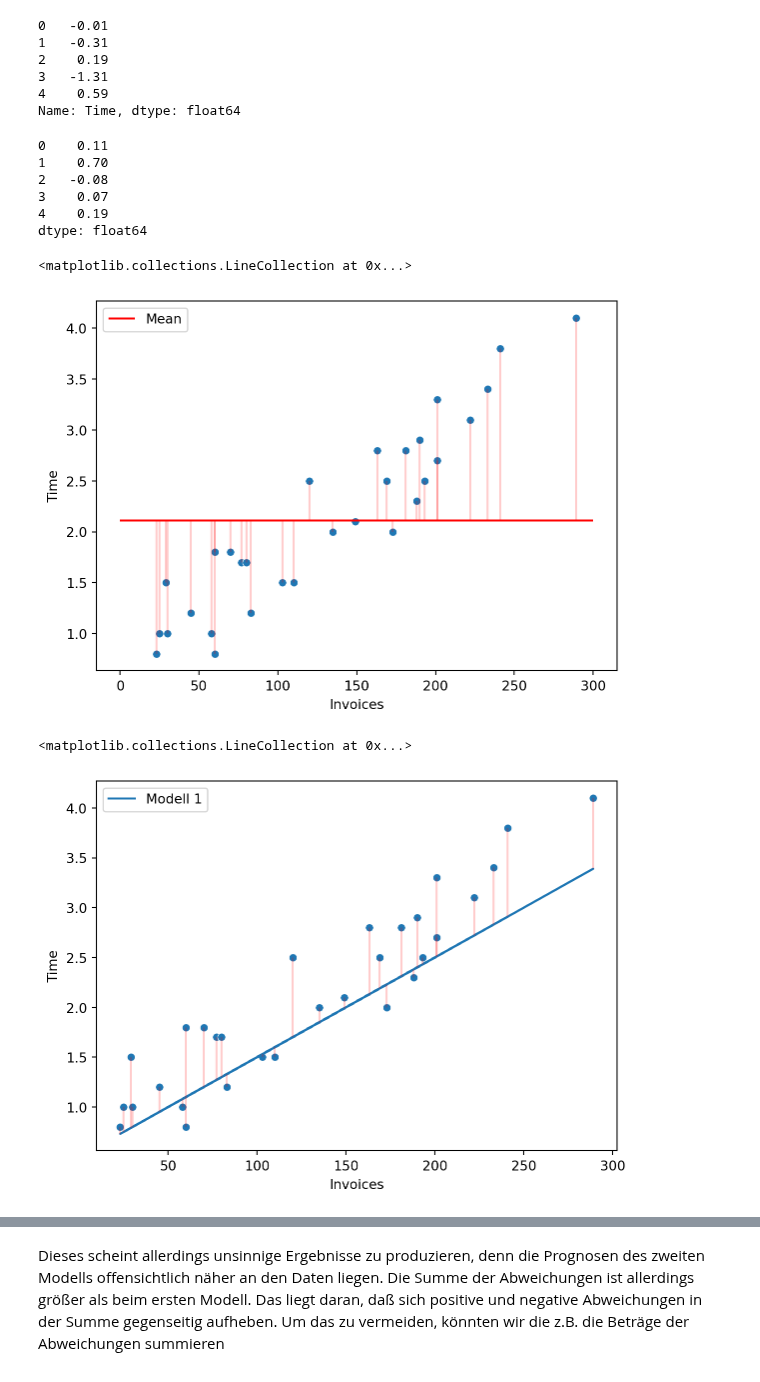
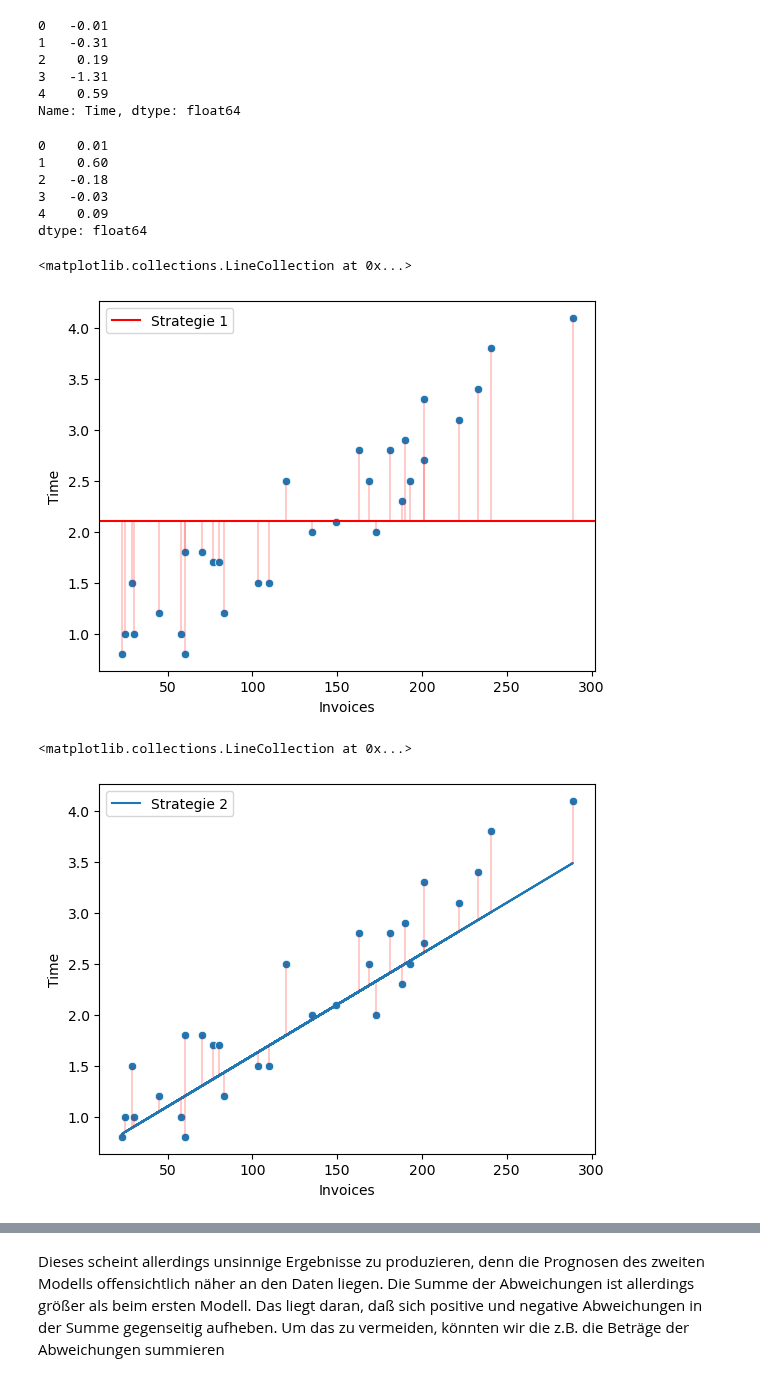
Before and after one commit to febse/econ2024-de, a Jupyter notebook: 03-KQ-Methode.ipynb, the cells around one changed output, grey strips where cells are left out. Saved outputs shown, nothing was run; the diff lists cells and outputs as text; code cells hidden in the pictures.

```diff
--- a/03-KQ-Methode.ipynb
+++ b/03-KQ-Methode.ipynb
@@ -51,34 +94,34 @@ Name: Time, dtype: float64
 # %%
 # Ein Modell, das die Anzahl der Rechnungen berücksichtigt:
 
-time_predicted2 = 0.5 + 0.01 * df['Invoices']
+time_predicted2 = 0.6 + 0.01 * df['Invoices']
 
 res_2 = df['Time'] - time_predicted2
 res_2.head()
 # %% [output]
-0    0.11
-1    0.70
-2   -0.08
-3    0.07
-4    0.19
+0    0.01
+1    0.60
+2   -0.18
+3   -0.03
+4    0.09
 dtype: float64
 # %%
 fig, ax = plt.subplots()
 
 sns.scatterplot(data=df, x="Invoices", y="Time", ax=ax)
-ax.hlines(y=time_predicted1.mean(), xmin=0, xmax=300, color='red', label='Mean')
+ax.axhline(y=time_predicted1.mean(), xmin=0, xmax=300, color='red', label='Strategie 1')
 ax.legend(loc=0)
 ax.vlines(x=df["Invoices"], ymin=time_predicted1, ymax=df["Time"], color='red', alpha=0.2)
 # %% [output]
 <matplotlib.collections.LineCollection at 0x...>
-[figure, old version]
+[figure, new version]
 # %%
 fig, ax = plt.subplots()
 
 sns.scatterplot(data=df, x="Invoices", y="Time", ax=ax)
-ax.plot(df["Invoices"], time_predicted2, '-', label='Modell 1')
+ax.plot(df["Invoices"], time_predicted2, '-', label='Strategie 2')
 ax.legend(loc=0)
 ax.vlines(x=df["Invoices"], ymin=time_predicted2, ymax=df["Time"], color='red', alpha=0.2)
 # %% [output]
 <matplotlib.collections.LineCollection at 0x...>
-[figure, old version]
+[figure, new version]
```
Also changed, not shown: parts of 52 cells of this notebook.
